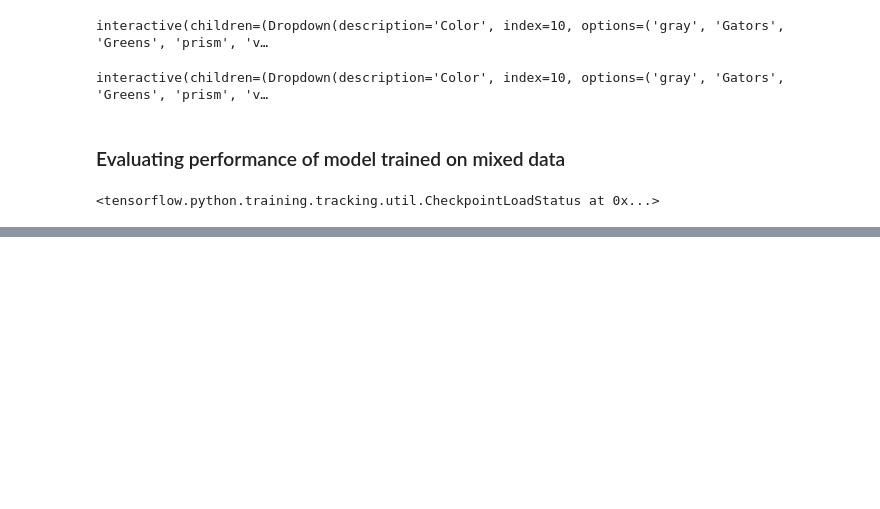
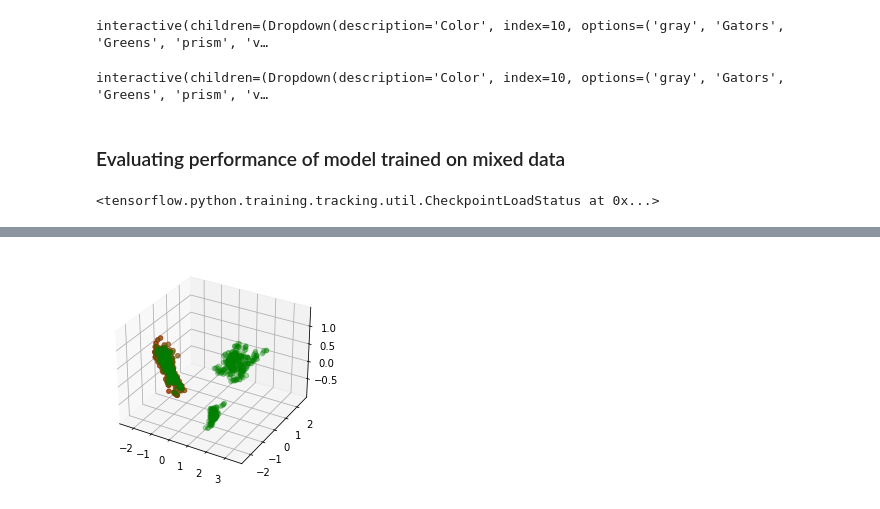
Before and after one commit to michaelrstadler/rpb1, a Jupyter notebook: bin/notebooks/20220309-realdata-siamese.ipynb, the cells around one changed output, grey strips where cells are left out. Cells and saved outputs as stored; diff of their text form; code cells hidden in the pictures; blank space fills up the shorter version.

```diff
--- a/bin/notebooks/20220309-realdata-siamese.ipynb
+++ b/bin/notebooks/20220309-realdata-siamese.ipynb
@@ -292,0 +310,4 @@ e_h2b = ev.embed_images('/Users/michaelstadler/Bioinformatics/Projects/rpb1/data
+# %%
+pca3d(e_real, e_h2b, 0.3)
+# %% [output]
+[figure, added]
```
Also changed, not shown: parts of 28 cells of this notebook, 4 other files.
